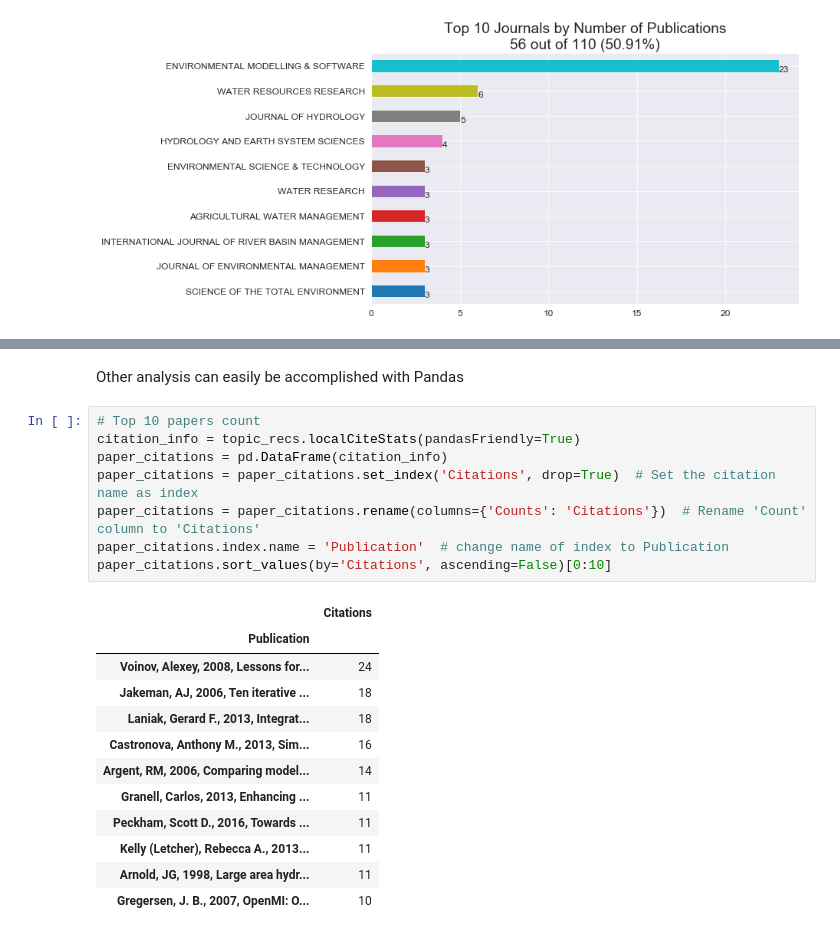
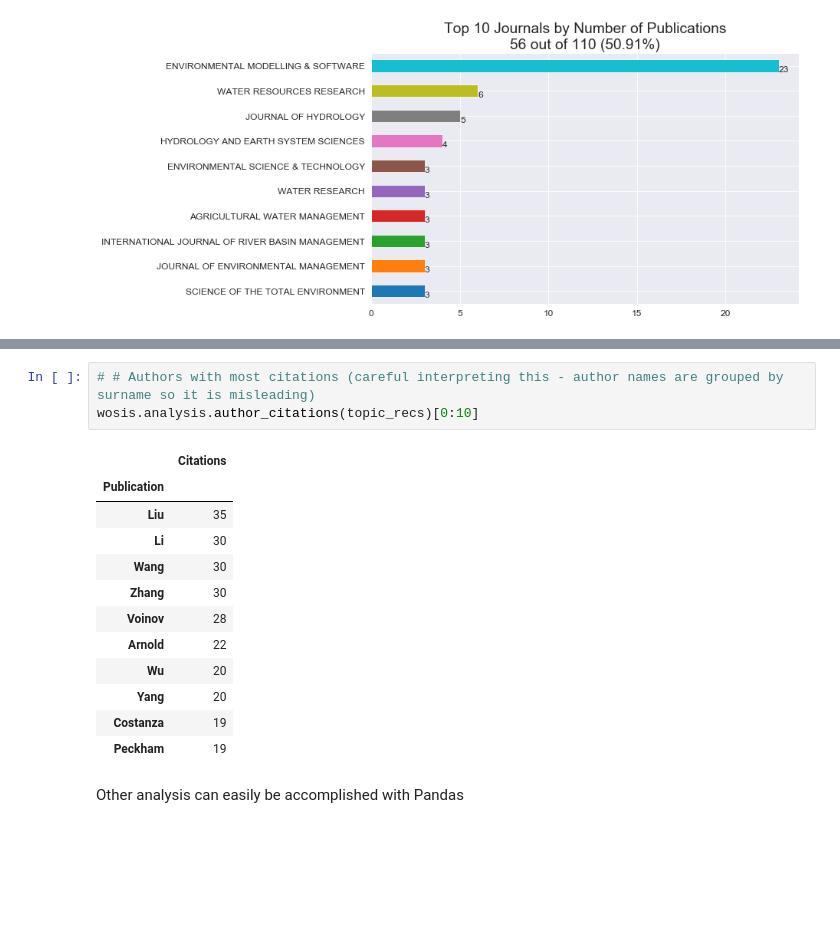
Before and after one commit to ConnectedSystems/wosis, a Jupyter notebook: tutorial/Wosis Quick Tutorial.ipynb, the cells around one changed output, grey strips where cells are left out. Drawn from its saved outputs; the diff is of its cells as text; blank space fills up the shorter version.

```diff
--- a/tutorial/Wosis Quick Tutorial.ipynb
+++ b/tutorial/Wosis Quick Tutorial.ipynb
@@ -364,23 +380,18 @@ wos_plot.plot_pubs_per_journal(topic_recs, top_n=10, annotate=True, show_stats=T
+# %%
+# # Authors with most citations (careful interpreting this - author names are grouped by surname so it is misleading)
+wosis.analysis.author_citations(topic_recs)[0:10]
+# %% [output]
+|  | Citations |
+| Publication |  |
+| Liu | 35 |
+| Li | 30 |
+| Wang | 30 |
+| Zhang | 30 |
+| Voinov | 28 |
+| Arnold | 22 |
+| Wu | 20 |
+| Yang | 20 |
+| Costanza | 19 |
+| Peckham | 19 |
 # %% [markdown]
 Other analysis can easily be accomplished with Pandas
-# %%
-# Top 10 papers count
-citation_info = topic_recs.localCiteStats(pandasFriendly=True)
-paper_citations = pd.DataFrame(citation_info)
-paper_citations = paper_citations.set_index('Citations', drop=True)  # Set the citation name as index
-paper_citations = paper_citations.rename(columns={'Counts': 'Citations'})  # Rename 'Count' column to 'Citations'
-paper_citations.index.name = 'Publication'  # change name of index to Publication
-paper_citations.sort_values(by='Citations', ascending=False)[0:10]
-# %% [output]
-|  | Citations |
-| Publication |  |
-| Voinov, Alexey, 2008, Lessons for... | 24 |
-| Jakeman, AJ, 2006, Ten iterative ... | 18 |
-| Laniak, Gerard F., 2013, Integrat... | 18 |
-| Castronova, Anthony M., 2013, Sim... | 16 |
-| Argent, RM, 2006, Comparing model... | 14 |
-| Granell, Carlos, 2013, Enhancing ... | 11 |
-| Peckham, Scott D., 2016, Towards ... | 11 |
-| Kelly (Letcher), Rebecca A., 2013... | 11 |
-| Arnold, JG, 1998, Large area hydr... | 11 |
-| Gregersen, J. B., 2007, OpenMI: O... | 10 |
```
Also changed, not shown: parts of 6 cells of this notebook, 3 other files.
